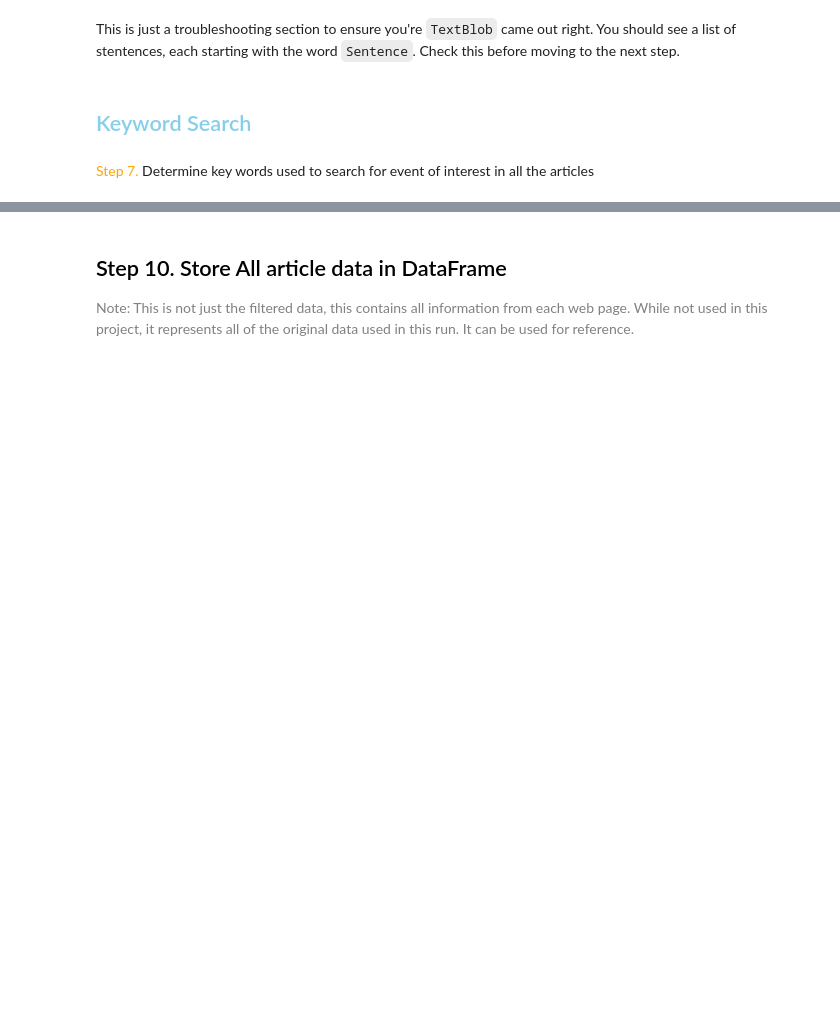
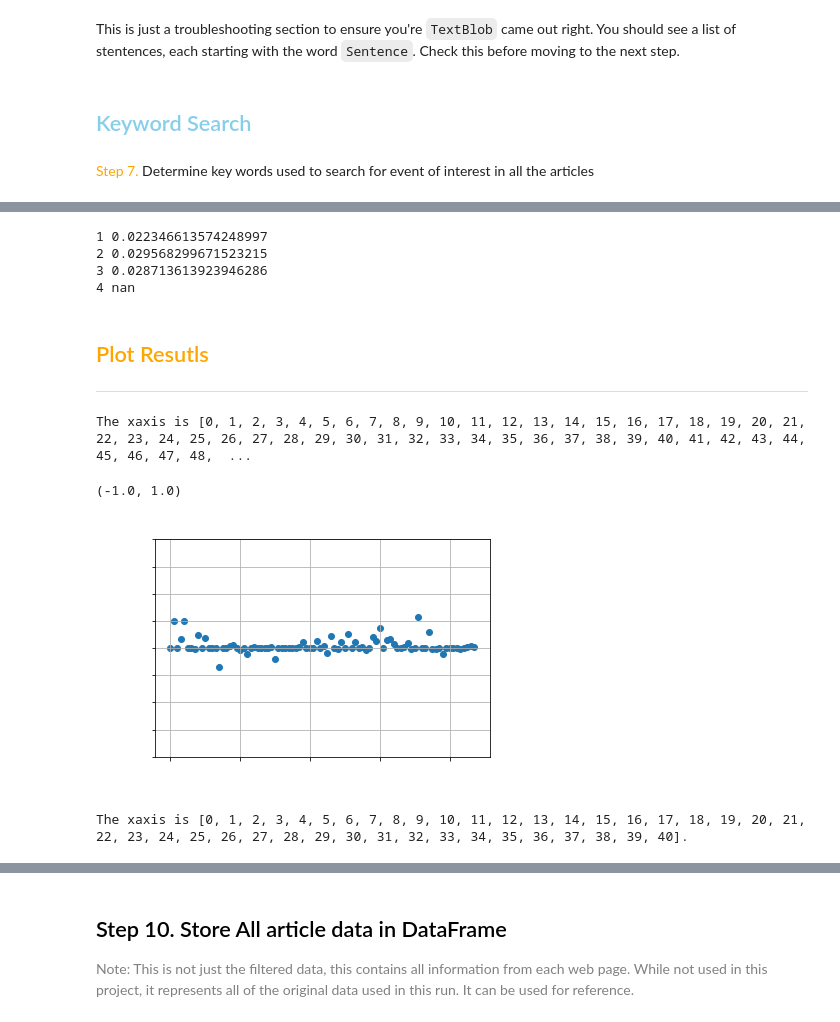
Before and after one commit to este7734/Web_scraping_project, a Jupyter notebook: Welt_Web_Scraper.ipynb, the cells around one changed output, grey strips where cells are left out. Saved outputs shown, nothing was run; the diff lists cells and outputs as text; code cells hidden in the pictures; blank space fills up the shorter version.

Commit message:
Fully Functional - Generated All Necessary stats - See outputs

```diff
--- a/Welt_Web_Scraper.ipynb
+++ b/Welt_Web_Scraper.ipynb
@@ -605,0 +605,12 @@ There are 12 sentences containing the word: U.S.
+# %%
+# Print out sentiment values for each key word
+print('Sentence | Polarity | Subjectivity | Sentiment | Avg Sentiment')
+for i in range(len(f)):
+  print('\n----------------------', f[i], '--------------------------------')
+  for j in range(len(sentences[i])):
+    polarity = sentences[i][j].sentiment[0]
+    subjectivity = sentences[i][j].sentiment[1]
+    bailey_sentiment = polarity * subjectivity
+
+    print(j, '       |', round(polarity, 2), '    |', round(subjectivity, 2), '        |', round(bailey_sentiment, 2), '     |', 'avg')
+  print('=============================================================')
@@ -605,0 +647,18 @@ There are 12 sentences containing the word: U.S.
+# %%
+sentiment = []
+
+# Generate empty list of lists
+for i in range(len(f)):
+  sentiment.append([])
+
+#sentiment = [None] * len(f)
+
+print('---Average Sentiment---')
+for i in range(len(f)):
+  try:
+    for j in range(len(sentences[i])):
+      sentiment[i].append(sentences[i][j].sentiment[0] * sentences[i][j].sentiment[1])
+      np.average(sentiment[i])
+  except:
+    print('The List is Empty')
+  print(f[i], np.average(sentiment[i]))
@@ -605,0 +673,42 @@ There are 12 sentences containing the word: U.S.
+# %%
+# Test Section - This is used to test and see individual values to see if everything makes sense
+# Change the indicies in between the brackets to compare the different outputs
+print('1', np.average(sentiment[0]))
+print('2', np.average(sentiment[1]))
+print('3', np.average(sentiment[2]))
+print('4', np.average(sentiment[3]))
+# %% [output]
+1 0.022346613574248997
+2 0.029568299671523215
+3 0.028713613923946286
+4 nan
+# %% [markdown]
+## <font color='orange'> Plot Resutls  </font>
+
+---
+# %%
+xaxis = []
+for i in range(len(sentiment[0])): # sentiment[0] is the list of sentiments for the first key word
+  xaxis.append(i)
+print("The xaxis is {}.".format(xaxis))
+# %% [output]
+The xaxis is [0, 1, 2, 3, 4, 5, 6, 7, 8, 9, 10, 11, 12, 13, 14, 15, 16, 17, 18, 19, 20, 21, 22, 23, 24, 25, 26, 27, 28, 29, 30, 31, 32, 33, 34, 35, 36, 37, 38, 39, 40, 41, 42, 43, 44, 45, 46, 47, 48,  ...
+# %%
+plt.scatter(xaxis, sentiment[0])
+plt.grid()
+plt.title(f[0] + ' Sentiment Per Sentence', color='w')
+plt.xlabel('Sentence', color='w')
+plt.ylabel('Sentiment', color='w')
+plt.xticks(color='w')
+plt.yticks(color='w')
+plt.ylim(-1,1)
+# %% [output]
+(-1.0, 1.0)
+[figure, added]
+# %%
+xaxis = []
+for i in range(len(sentiment[2])): # sentiment[0] is the list of sentiments for the first key word
+  xaxis.append(i)
+print("The xaxis is {}.".format(xaxis))
+# %% [output]
+The xaxis is [0, 1, 2, 3, 4, 5, 6, 7, 8, 9, 10, 11, 12, 13, 14, 15, 16, 17, 18, 19, 20, 21, 22, 23, 24, 25, 26, 27, 28, 29, 30, 31, 32, 33, 34, 35, 36, 37, 38, 39, 40].
```
Also changed, not shown: parts of 13 cells of this notebook.
